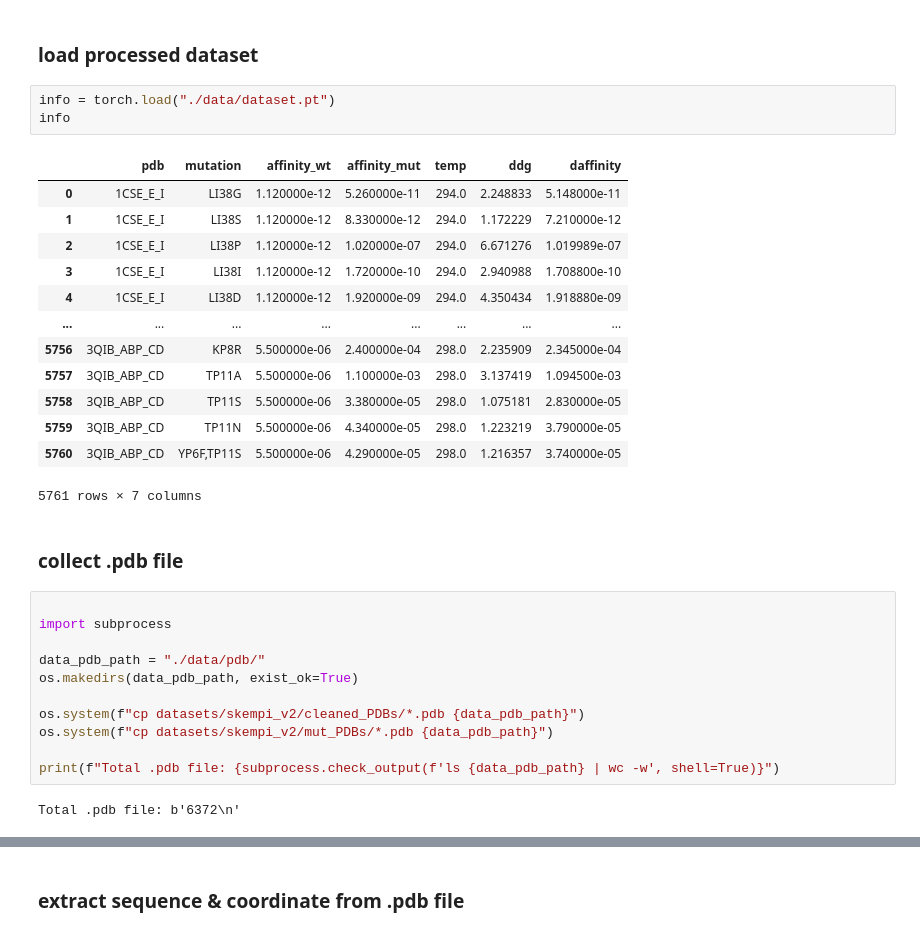
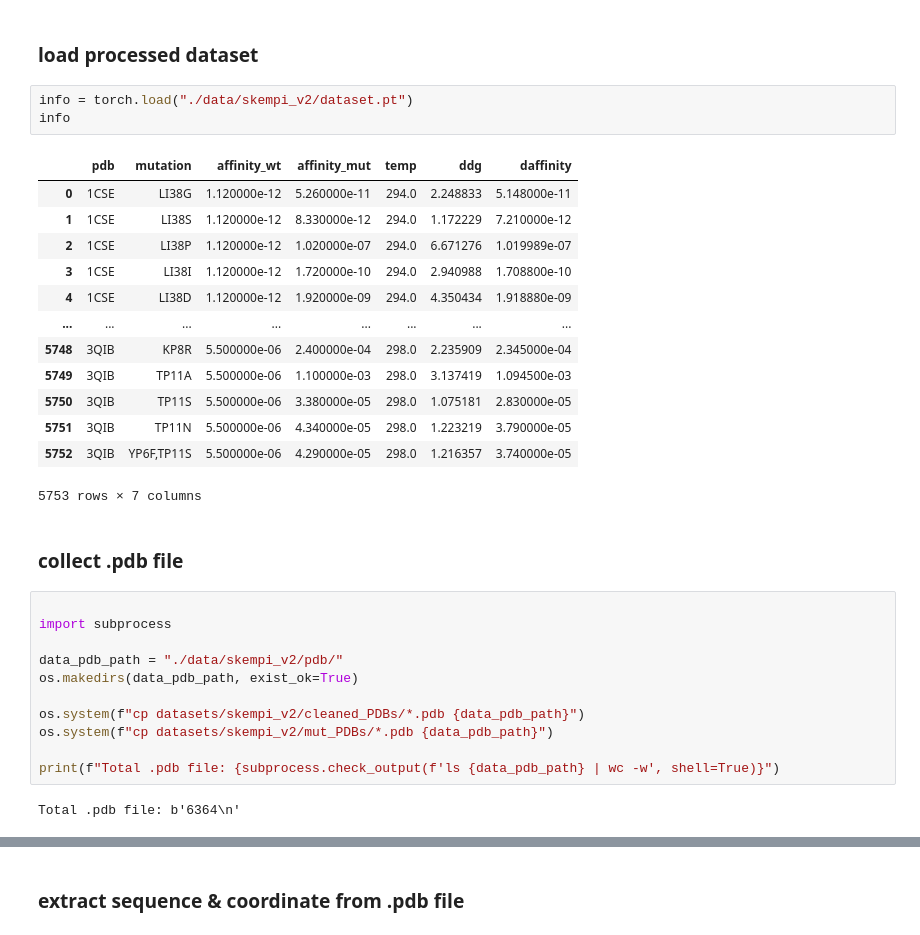
Before and after one commit to ZouJoelin/GPSite_Siamese, a Jupyter notebook: data_process_skempi.ipynb, the cells around one changed output, grey strips where cells are left out. Saved outputs shown, nothing was run; the diff lists cells and outputs as text.

Commit message:
cleaned data

```diff
--- a/data_process_skempi.ipynb
+++ b/data_process_skempi.ipynb
@@ -331,29 +332,29 @@ from tqdm import tqdm
 # %% [markdown]
 ### load processed dataset
 # %%
-info = torch.load("./data/dataset.pt")
+info = torch.load("./data/skempi_v2/dataset.pt")
 info
 # %% [output]
 |  | pdb | mutation | affinity_wt | affinity_mut | temp | ddg | daffinity |
-| 0 | 1CSE_E_I | LI38G | 1.120000e-12 | 5.260000e-11 | 294.0 | 2.248833 | 5.148000e-11 |
-| 1 | 1CSE_E_I | LI38S | 1.120000e-12 | 8.330000e-12 | 294.0 | 1.172229 | 7.210000e-12 |
-| 2 | 1CSE_E_I | LI38P | 1.120000e-12 | 1.020000e-07 | 294.0 | 6.671276 | 1.019989e-07 |
-| 3 | 1CSE_E_I | LI38I | 1.120000e-12 | 1.720000e-10 | 294.0 | 2.940988 | 1.708800e-10 |
-| 4 | 1CSE_E_I | LI38D | 1.120000e-12 | 1.920000e-09 | 294.0 | 4.350434 | 1.918880e-09 |
+| 0 | 1CSE | LI38G | 1.120000e-12 | 5.260000e-11 | 294.0 | 2.248833 | 5.148000e-11 |
+| 1 | 1CSE | LI38S | 1.120000e-12 | 8.330000e-12 | 294.0 | 1.172229 | 7.210000e-12 |
+| 2 | 1CSE | LI38P | 1.120000e-12 | 1.020000e-07 | 294.0 | 6.671276 | 1.019989e-07 |
+| 3 | 1CSE | LI38I | 1.120000e-12 | 1.720000e-10 | 294.0 | 2.940988 | 1.708800e-10 |
+| 4 | 1CSE | LI38D | 1.120000e-12 | 1.920000e-09 | 294.0 | 4.350434 | 1.918880e-09 |
 | ... | ... | ... | ... | ... | ... | ... | ... |
-| 5756 | 3QIB_ABP_CD | KP8R | 5.500000e-06 | 2.400000e-04 | 298.0 | 2.235909 | 2.345000e-04 |
-| 5757 | 3QIB_ABP_CD | TP11A | 5.500000e-06 | 1.100000e-03 | 298.0 | 3.137419 | 1.094500e-03 |
-| 5758 | 3QIB_ABP_CD | TP11S | 5.500000e-06 | 3.380000e-05 | 298.0 | 1.075181 | 2.830000e-05 |
-| 5759 | 3QIB_ABP_CD | TP11N | 5.500000e-06 | 4.340000e-05 | 298.0 | 1.223219 | 3.790000e-05 |
-| 5760 | 3QIB_ABP_CD | YP6F,TP11S | 5.500000e-06 | 4.290000e-05 | 298.0 | 1.216357 | 3.740000e-05 |
+| 5748 | 3QIB | KP8R | 5.500000e-06 | 2.400000e-04 | 298.0 | 2.235909 | 2.345000e-04 |
+| 5749 | 3QIB | TP11A | 5.500000e-06 | 1.100000e-03 | 298.0 | 3.137419 | 1.094500e-03 |
+| 5750 | 3QIB | TP11S | 5.500000e-06 | 3.380000e-05 | 298.0 | 1.075181 | 2.830000e-05 |
+| 5751 | 3QIB | TP11N | 5.500000e-06 | 4.340000e-05 | 298.0 | 1.223219 | 3.790000e-05 |
+| 5752 | 3QIB | YP6F,TP11S | 5.500000e-06 | 4.290000e-05 | 298.0 | 1.216357 | 3.740000e-05 |
-5761 rows × 7 columns
+5753 rows × 7 columns
 # %% [markdown]
 ### collect .pdb file
 # %%
 
 import subprocess
 
-data_pdb_path = "./data/pdb/"
+data_pdb_path = "./data/skempi_v2/pdb/"
 os.makedirs(data_pdb_path, exist_ok=True)
 
 os.system(f"cp datasets/skempi_v2/cleaned_PDBs/*.pdb {data_pdb_path}")
@@ -361,7 +362,7 @@ os.system(f"cp datasets/skempi_v2/mut_PDBs/*.pdb {data_pdb_path}")
 
 print(f"Total .pdb file: {subprocess.check_output(f'ls {data_pdb_path} | wc -w', shell=True)}")
 # %% [output]
-Total .pdb file: b'6372\n'
+Total .pdb file: b'6364\n'
 # %%
 
 wt_name_list = [f"{pdb.split('_')[0]}" for pdb in set(info['pdb'])]
```
Also changed, not shown: parts of 60 cells of this notebook, 2 other files.
